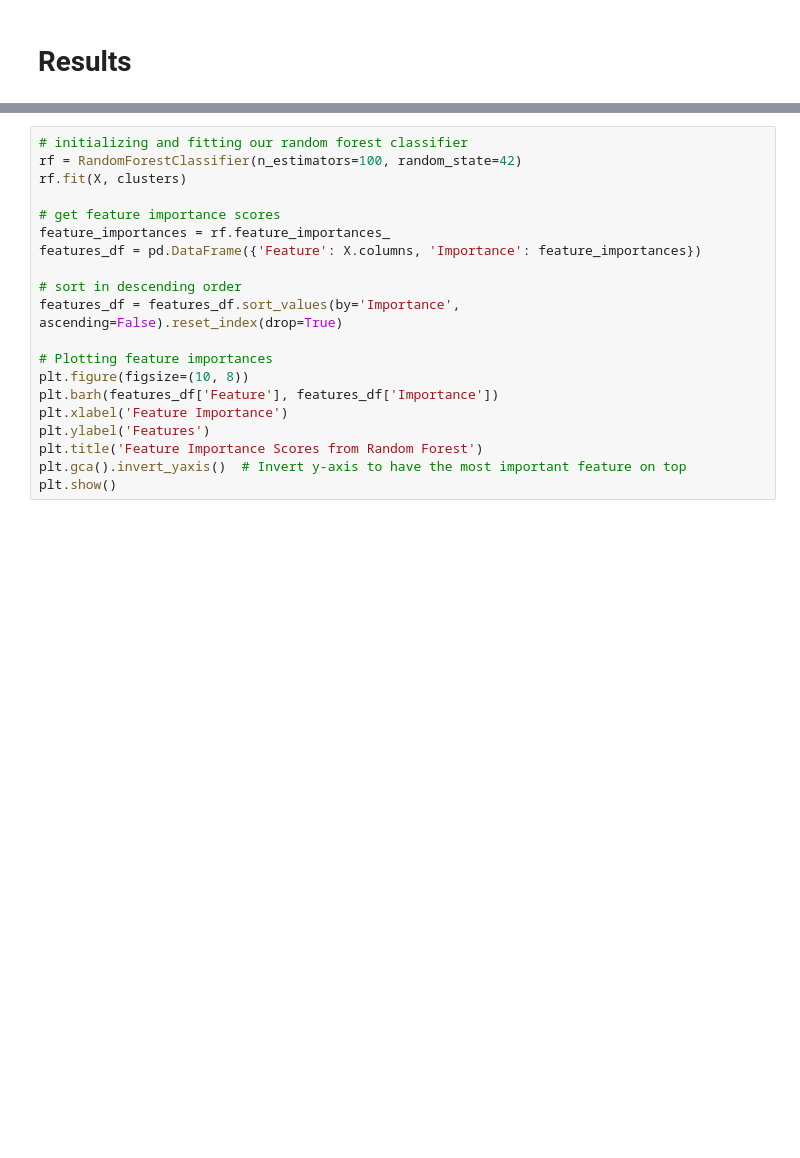
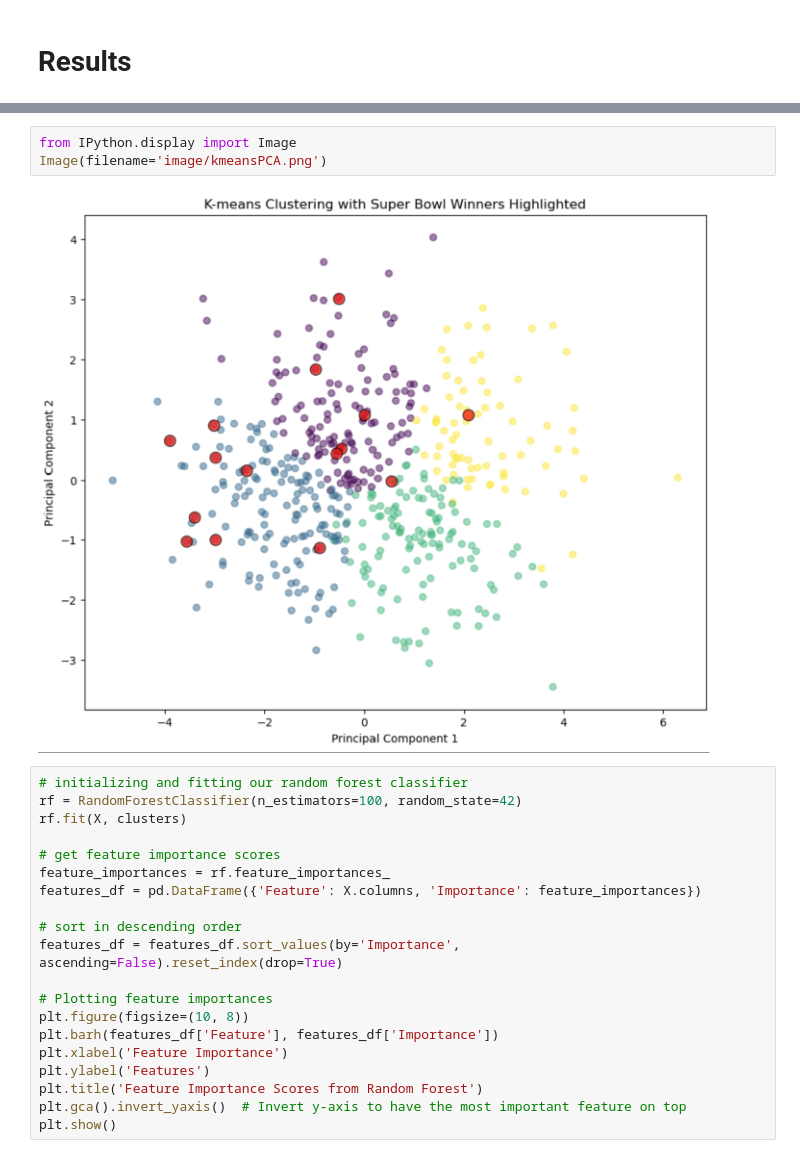
Before and after one commit to COGS118B/group_template, a Jupyter notebook: FinalProject_groupXXX.ipynb, the cells around one changed output, grey strips where cells are left out. Drawn from its saved outputs; the diff is of its cells as text; blank space fills up the shorter version.

Commit message:
added kmeansPCA

```diff
--- a/FinalProject_groupXXX.ipynb
+++ b/FinalProject_groupXXX.ipynb
@@ -87,3 +106,8 @@ If you went down any blind alleys that you later decided to not pursue, please d
+# %%
+from IPython.display import Image
+Image(filename='image/kmeansPCA.png')
+# %% [output]
+[figure, added]
 # %%
 # initializing and fitting our random forest classifier
 rf = RandomForestClassifier(n_estimators=100, random_state=42)
```
Also changed, not shown: parts of 1 cell of this notebook, 1 other file.
